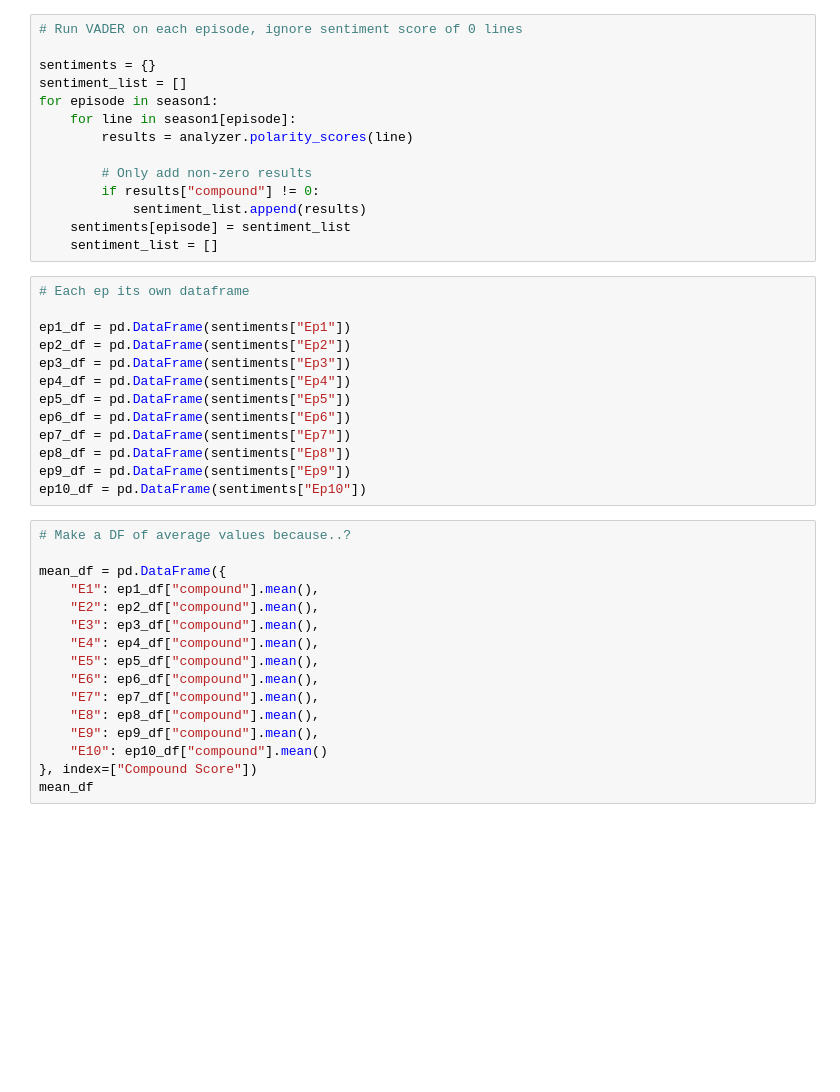
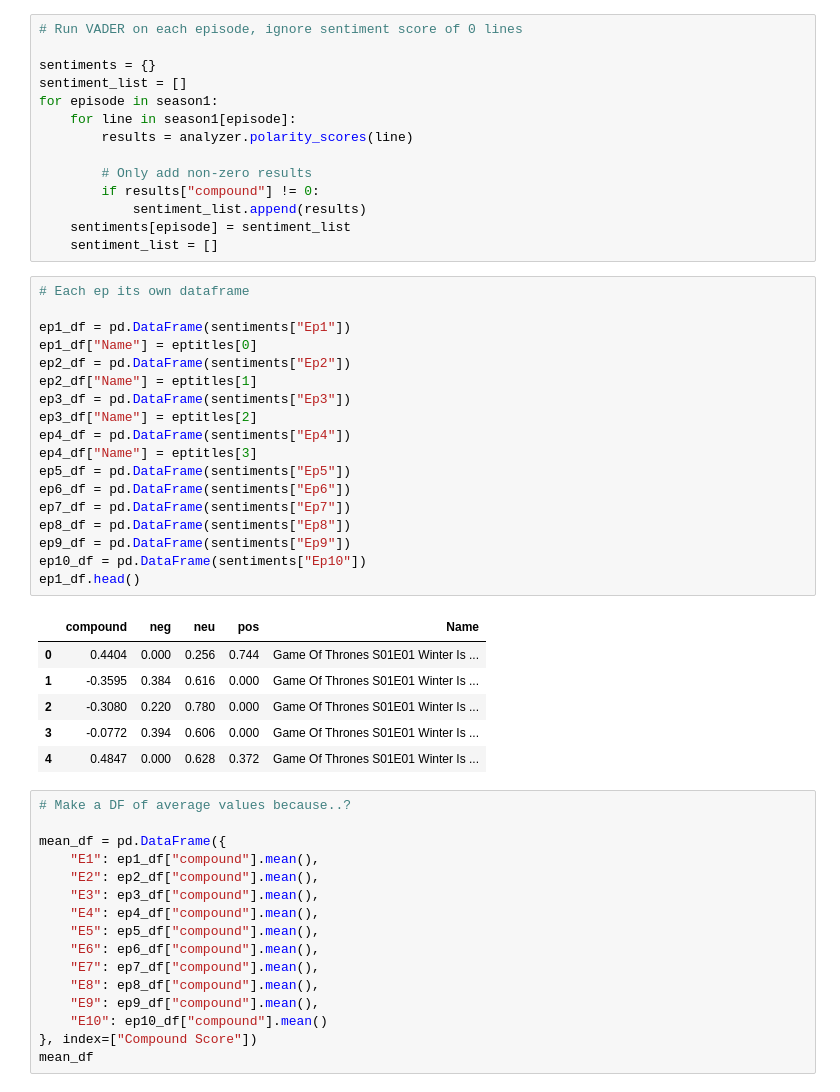
Before and after one commit to nix1228/Retro-Fireballs, a Jupyter notebook: Season1.ipynb, the cells around one changed output. Saved outputs shown, nothing was run; the diff lists cells and outputs as text; blank space fills up the shorter version.

```diff
--- a/Season1.ipynb
+++ b/Season1.ipynb
@@ -43,16 +46,28 @@ for episode in season1:
 # %%
 # Each ep its own dataframe
 
 ep1_df = pd.DataFrame(sentiments["Ep1"])
+ep1_df["Name"] = eptitles[0]
 ep2_df = pd.DataFrame(sentiments["Ep2"])
+ep2_df["Name"] = eptitles[1]
 ep3_df = pd.DataFrame(sentiments["Ep3"])
+ep3_df["Name"] = eptitles[2]
 ep4_df = pd.DataFrame(sentiments["Ep4"])
+ep4_df["Name"] = eptitles[3]
 ep5_df = pd.DataFrame(sentiments["Ep5"])
 ep6_df = pd.DataFrame(sentiments["Ep6"])
 ep7_df = pd.DataFrame(sentiments["Ep7"])
 ep8_df = pd.DataFrame(sentiments["Ep8"])
 ep9_df = pd.DataFrame(sentiments["Ep9"])
 ep10_df = pd.DataFrame(sentiments["Ep10"])
+ep1_df.head()
+# %% [output]
+|  | compound | neg | neu | pos | Name |
+| 0 | 0.4404 | 0.000 | 0.256 | 0.744 | Game Of Thrones S01E01 Winter Is ... |
+| 1 | -0.3595 | 0.384 | 0.616 | 0.000 | Game Of Thrones S01E01 Winter Is ... |
+| 2 | -0.3080 | 0.220 | 0.780 | 0.000 | Game Of Thrones S01E01 Winter Is ... |
+| 3 | -0.0772 | 0.394 | 0.606 | 0.000 | Game Of Thrones S01E01 Winter Is ... |
+| 4 | 0.4847 | 0.000 | 0.628 | 0.372 | Game Of Thrones S01E01 Winter Is ... |
 # %%
 # Make a DF of average values because..?
 
```
Also changed, not shown: parts of 4 cells of this notebook, 2 other files.
